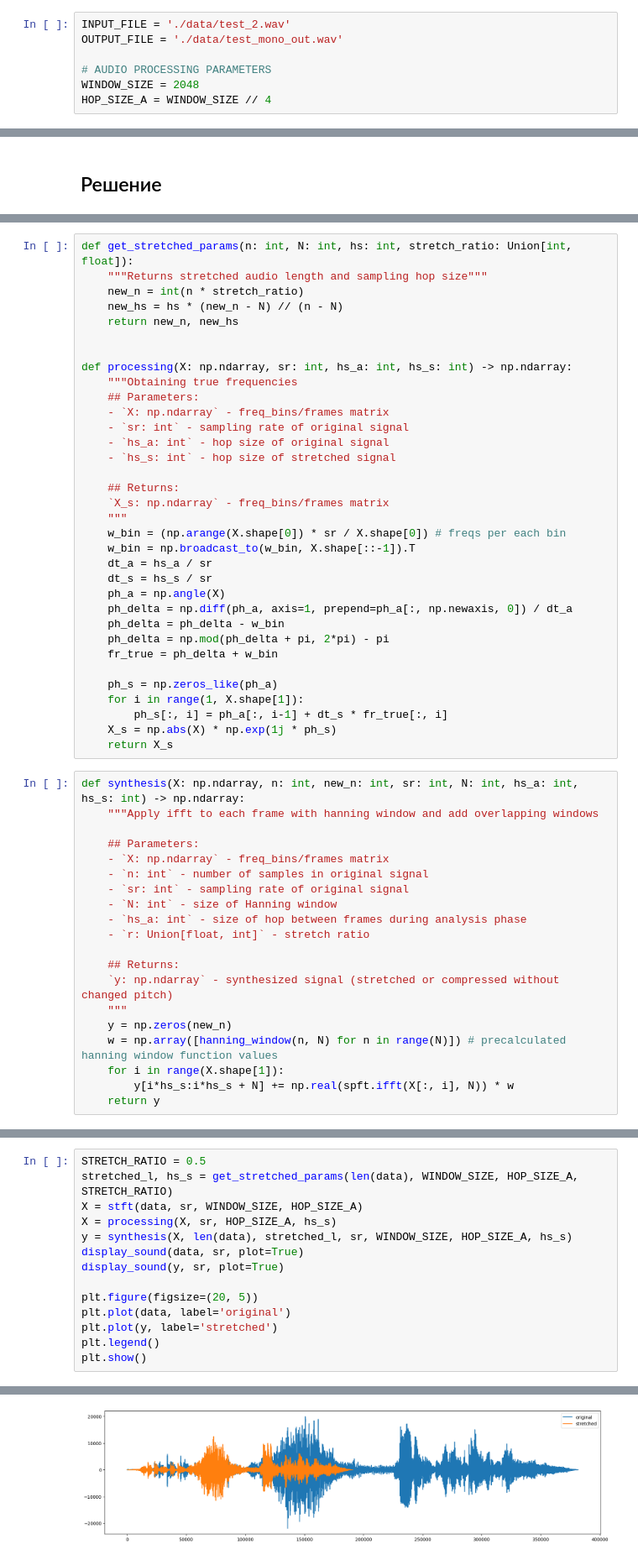
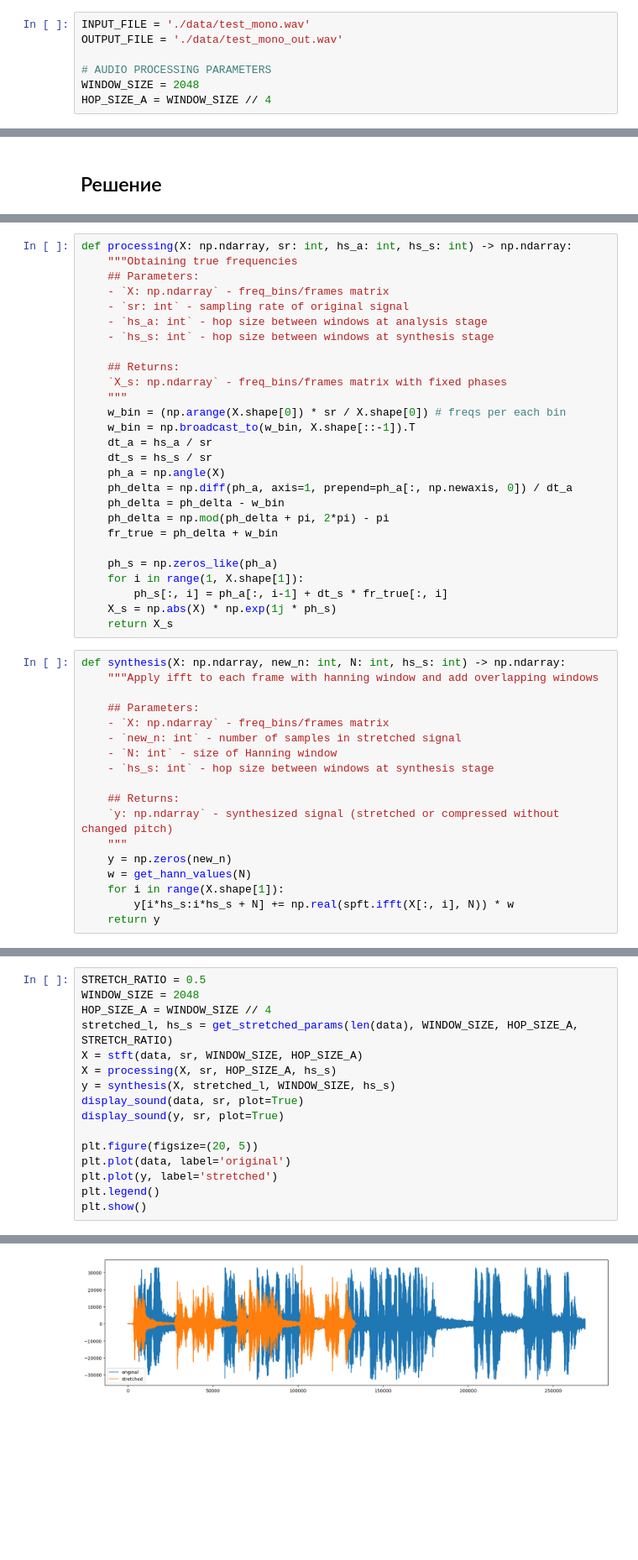
Before and after one commit to shredder67/phase-vocoder, a Jupyter notebook: notebook.ipynb, the cells around one changed output, grey strips where cells are left out. Shown at 84% size. Saved outputs shown, nothing was run; the diff lists cells and outputs as text; blank space fills up the shorter version.

```diff
--- a/notebook.ipynb
+++ b/notebook.ipynb
@@ -17,7 +17,7 @@ import numba
 from IPython.display import Audio
 from IPython.display import display
 # %%
-INPUT_FILE = './data/test_2.wav'
+INPUT_FILE = './data/test_mono.wav'
 OUTPUT_FILE = './data/test_mono_out.wav'
 
 # AUDIO PROCESSING PARAMETERS
@@ -91,23 +104,16 @@ def stft(x: np.ndarray, sr:int,  N: int, hop_size: int) -> np.ndarray:
         X[:, i] = spft.fft(frame, N)[:freq_bins]
     return X
 # %%
-def get_stretched_params(n: int, N: int, hs: int, stretch_ratio: Union[int, float]):
-    """Returns stretched audio length and sampling hop size"""
-    new_n = int(n * stretch_ratio)
-    new_hs = hs * (new_n - N) // (n - N)
-    return new_n, new_hs
-
-
 def processing(X: np.ndarray, sr: int, hs_a: int, hs_s: int) -> np.ndarray:
     """Obtaining true frequencies
     ## Parameters:
     - `X: np.ndarray` - freq_bins/frames matrix
     - `sr: int` - sampling rate of original signal
-    - `hs_a: int` - hop size of original signal
-    - `hs_s: int` - hop size of stretched signal
+    - `hs_a: int` - hop size between windows at analysis stage
+    - `hs_s: int` - hop size between windows at synthesis stage
 
     ## Returns:
-    `X_s: np.ndarray` - freq_bins/frames matrix
+    `X_s: np.ndarray` - freq_bins/frames matrix with fixed phases
     """
     w_bin = (np.arange(X.shape[0]) * sr / X.shape[0]) # freqs per each bin
     w_bin = np.broadcast_to(w_bin, X.shape[::-1]).T
@@ -125,22 +131,20 @@ def processing(X: np.ndarray, sr: int, hs_a: int, hs_s: int) -> np.ndarray:
     X_s = np.abs(X) * np.exp(1j * ph_s)
     return X_s
 # %%
-def synthesis(X: np.ndarray, n: int, new_n: int, sr: int, N: int, hs_a: int, hs_s: int) -> np.ndarray:
+def synthesis(X: np.ndarray, new_n: int, N: int, hs_s: int) -> np.ndarray:
     """Apply ifft to each frame with hanning window and add overlapping windows
 
     ## Parameters:
     - `X: np.ndarray` - freq_bins/frames matrix
-    - `n: int` - number of samples in original signal
-    - `sr: int` - sampling rate of original signal
+    - `new_n: int` - number of samples in stretched signal
     - `N: int` - size of Hanning window
-    - `hs_a: int` - size of hop between frames during analysis phase
-    - `r: Union[float, int]` - stretch ratio
+    - `hs_s: int` - hop size between windows at synthesis stage
 
     ## Returns:
     `y: np.ndarray` - synthesized signal (stretched or compressed without changed pitch)
     """
     y = np.zeros(new_n)
-    w = np.array([hanning_window(n, N) for n in range(N)]) # precalculated hanning window function values
+    w = get_hann_values(N)
     for i in range(X.shape[1]):
         y[i*hs_s:i*hs_s + N] += np.real(spft.ifft(X[:, i], N)) * w
     return y
@@ -158,10 +162,12 @@ display_sound(y, sr)
 [interactive output not drawn]
 # %%
 STRETCH_RATIO = 0.5
+WINDOW_SIZE = 2048
+HOP_SIZE_A = WINDOW_SIZE // 4
 stretched_l, hs_s = get_stretched_params(len(data), WINDOW_SIZE, HOP_SIZE_A, STRETCH_RATIO)
 X = stft(data, sr, WINDOW_SIZE, HOP_SIZE_A)
 X = processing(X, sr, HOP_SIZE_A, hs_s)
-y = synthesis(X, len(data), stretched_l, sr, WINDOW_SIZE, HOP_SIZE_A, hs_s)
+y = synthesis(X, stretched_l, WINDOW_SIZE, hs_s)
 display_sound(data, sr, plot=True)
 display_sound(y, sr, plot=True)
 
@@ -177,2 +183,2 @@ plt.show()
 [interactive output not drawn]
-[figure, old version]
+[figure, new version]
```
Also changed, not shown: parts of 4 cells of this notebook.
